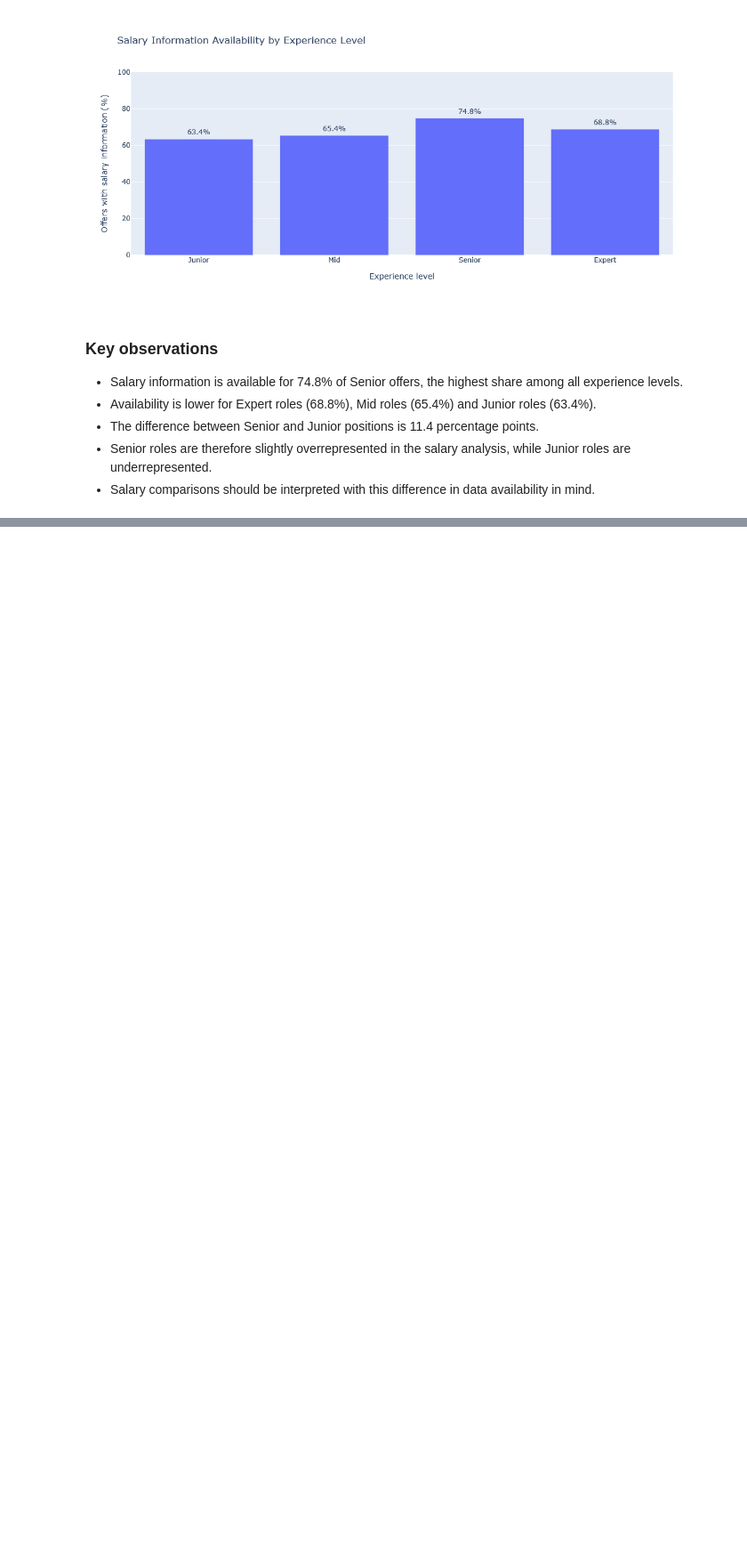
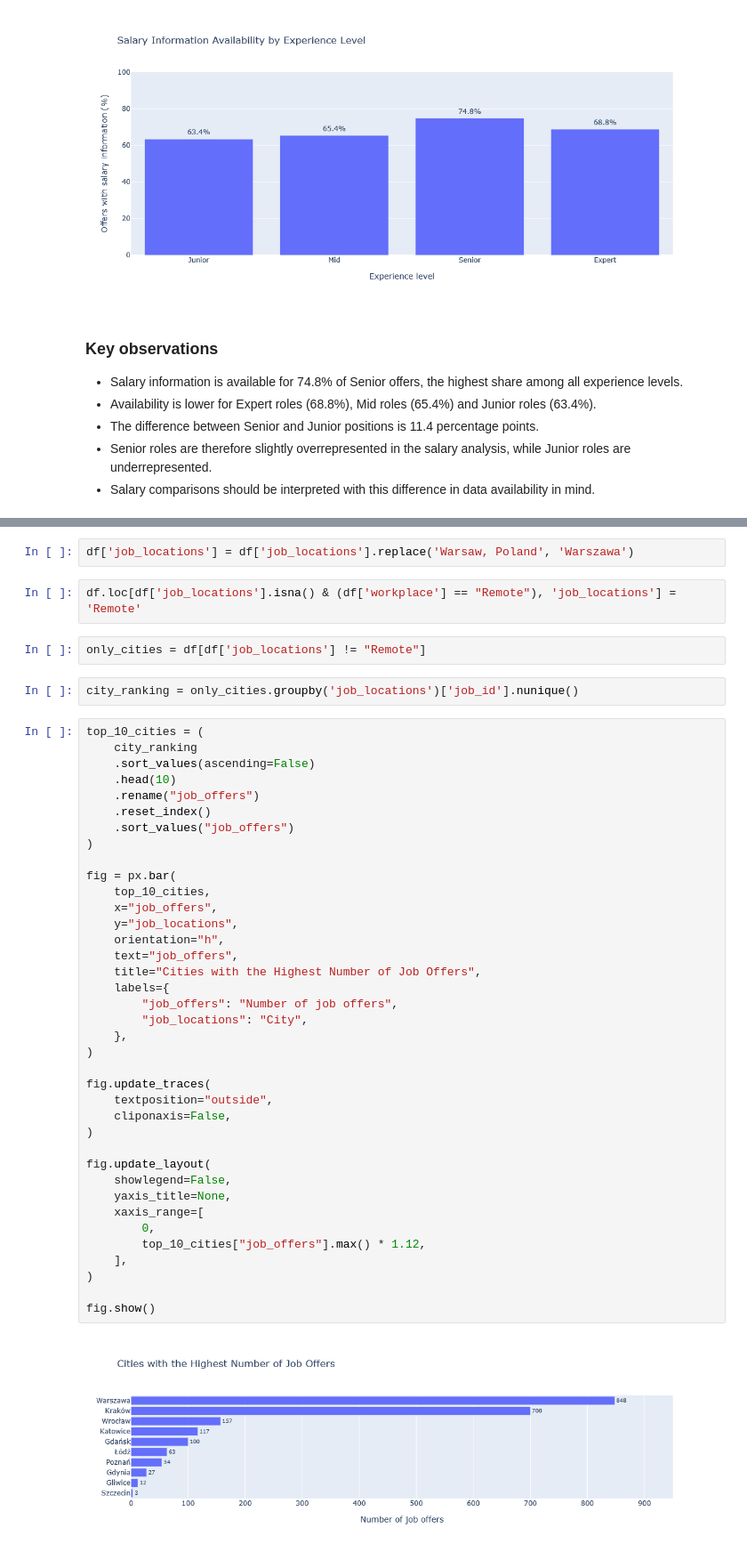
Before and after one commit to MateuszWojno/job_market_intelligence, a Jupyter notebook: notebooks/eda.ipynb, the cells around one changed output, grey strips where cells are left out. Shown at 89% size. Drawn from its saved outputs; the diff is of its cells as text; blank space fills up the shorter version.

Commit message:
Add location analysis to EDA

```diff
--- a/notebooks/eda.ipynb
+++ b/notebooks/eda.ipynb
@@ -2521,0 +2528,48 @@ fig.show()
+# %%
+df['job_locations'] = df['job_locations'].replace('Warsaw, Poland', 'Warszawa')
+# %%
+df.loc[df['job_locations'].isna() & (df['workplace'] == "Remote"), 'job_locations'] = 'Remote'
+# %%
+only_cities = df[df['job_locations'] != "Remote"]
+# %%
+city_ranking = only_cities.groupby('job_locations')['job_id'].nunique()
+# %%
+top_10_cities = (
+    city_ranking
+    .sort_values(ascending=False)
+    .head(10)
+    .rename("job_offers")
+    .reset_index()
+    .sort_values("job_offers")
+)
+
+fig = px.bar(
+    top_10_cities,
+    x="job_offers",
+    y="job_locations",
+    orientation="h",
+    text="job_offers",
+    title="Cities with the Highest Number of Job Offers",
+    labels={
+        "job_offers": "Number of job offers",
+        "job_locations": "City",
+    },
+)
+
+fig.update_traces(
+    textposition="outside",
+    cliponaxis=False,
+)
+
+fig.update_layout(
+    showlegend=False,
+    yaxis_title=None,
+    xaxis_range=[
+        0,
+        top_10_cities["job_offers"].max() * 1.12,
+    ],
+)
+
+fig.show()
+# %% [output]
+[figure, added]
```
Also changed, not shown: parts of 13 cells of this notebook.
